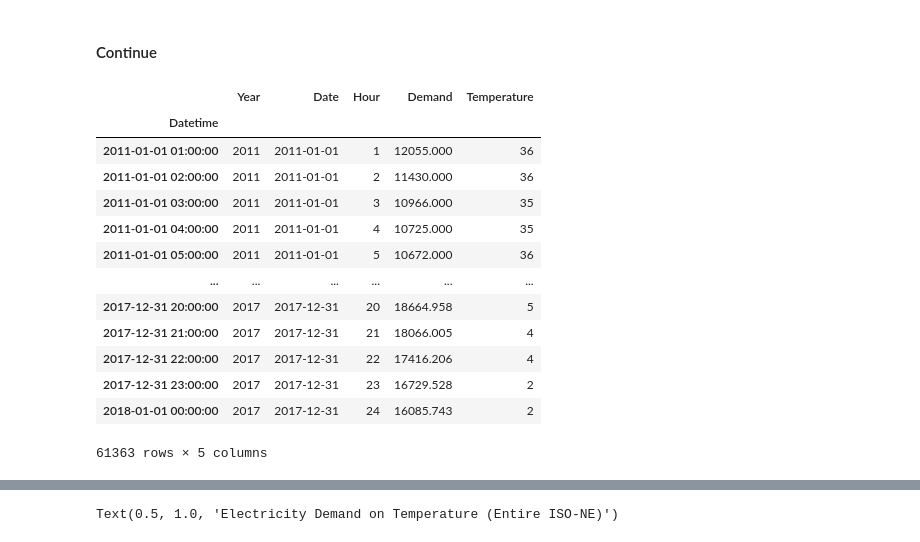
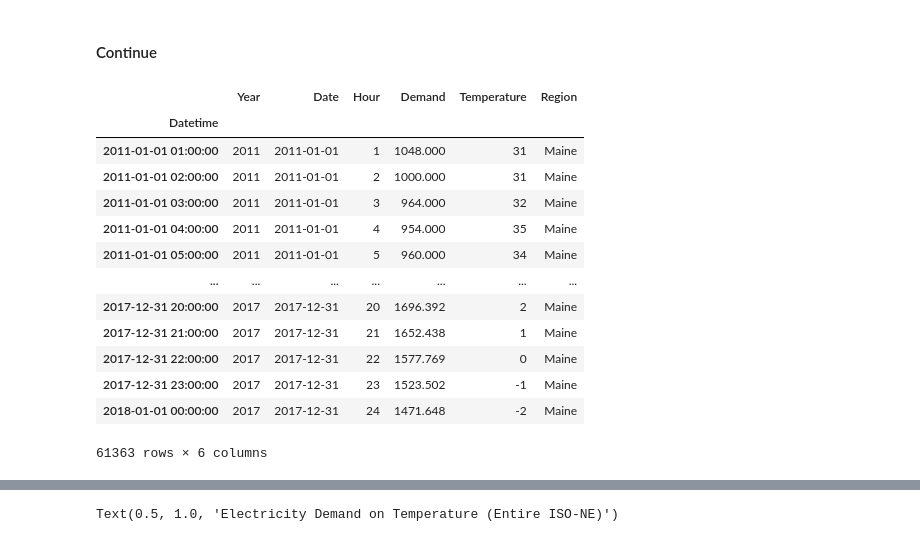
Before and after one commit to kevivuu/ECON323-project, a Jupyter notebook: Final Project.ipynb, the cells around one changed output, grey strips where cells are left out. Saved outputs shown, nothing was run; the diff lists cells and outputs as text; code cells hidden in the pictures.

```diff
--- a/Final Project.ipynb
+++ b/Final Project.ipynb
@@ -79,20 +79,21 @@ for i in range(len(state_names)):
     state_dfs[i]['Datetime'] = pd.to_datetime(state_dfs[i]['Date']) + pd.to_timedelta(state_dfs[i]['Hour'], unit='h')
     state_dfs[i] = state_dfs[i].set_index('Datetime')
     state_dfs[i]["Date"] = pd.to_datetime(state_dfs[i]["Date"])
+    state_dfs[i]["Region"] = state_names_full[i]
 # %%
-state_dfs[0]
+state_dfs[1]
 # %% [output]
-|  | Year | Date | Hour | Demand | Temperature |
-| Datetime |  |  |  |  |  |
-| 2011-01-01 01:00:00 | 2011 | 2011-01-01 | 1 | 12055.000 | 36 |
-| 2011-01-01 02:00:00 | 2011 | 2011-01-01 | 2 | 11430.000 | 36 |
-| 2011-01-01 03:00:00 | 2011 | 2011-01-01 | 3 | 10966.000 | 35 |
-| 2011-01-01 04:00:00 | 2011 | 2011-01-01 | 4 | 10725.000 | 35 |
-| 2011-01-01 05:00:00 | 2011 | 2011-01-01 | 5 | 10672.000 | 36 |
-| ... | ... | ... | ... | ... | ... |
-| 2017-12-31 20:00:00 | 2017 | 2017-12-31 | 20 | 18664.958 | 5 |
-| 2017-12-31 21:00:00 | 2017 | 2017-12-31 | 21 | 18066.005 | 4 |
-| 2017-12-31 22:00:00 | 2017 | 2017-12-31 | 22 | 17416.206 | 4 |
-| 2017-12-31 23:00:00 | 2017 | 2017-12-31 | 23 | 16729.528 | 2 |
-| 2018-01-01 00:00:00 | 2017 | 2017-12-31 | 24 | 16085.743 | 2 |
+|  | Year | Date | Hour | Demand | Temperature | Region |
+| Datetime |  |  |  |  |  |  |
+| 2011-01-01 01:00:00 | 2011 | 2011-01-01 | 1 | 1048.000 | 31 | Maine |
+| 2011-01-01 02:00:00 | 2011 | 2011-01-01 | 2 | 1000.000 | 31 | Maine |
+| 2011-01-01 03:00:00 | 2011 | 2011-01-01 | 3 | 964.000 | 32 | Maine |
+| 2011-01-01 04:00:00 | 2011 | 2011-01-01 | 4 | 954.000 | 35 | Maine |
+| 2011-01-01 05:00:00 | 2011 | 2011-01-01 | 5 | 960.000 | 34 | Maine |
+| ... | ... | ... | ... | ... | ... | ... |
+| 2017-12-31 20:00:00 | 2017 | 2017-12-31 | 20 | 1696.392 | 2 | Maine |
+| 2017-12-31 21:00:00 | 2017 | 2017-12-31 | 21 | 1652.438 | 1 | Maine |
+| 2017-12-31 22:00:00 | 2017 | 2017-12-31 | 22 | 1577.769 | 0 | Maine |
+| 2017-12-31 23:00:00 | 2017 | 2017-12-31 | 23 | 1523.502 | -1 | Maine |
+| 2018-01-01 00:00:00 | 2017 | 2017-12-31 | 24 | 1471.648 | -2 | Maine |
-61363 rows × 5 columns
+61363 rows × 6 columns
```
Also changed, not shown: parts of 4 cells of this notebook.
